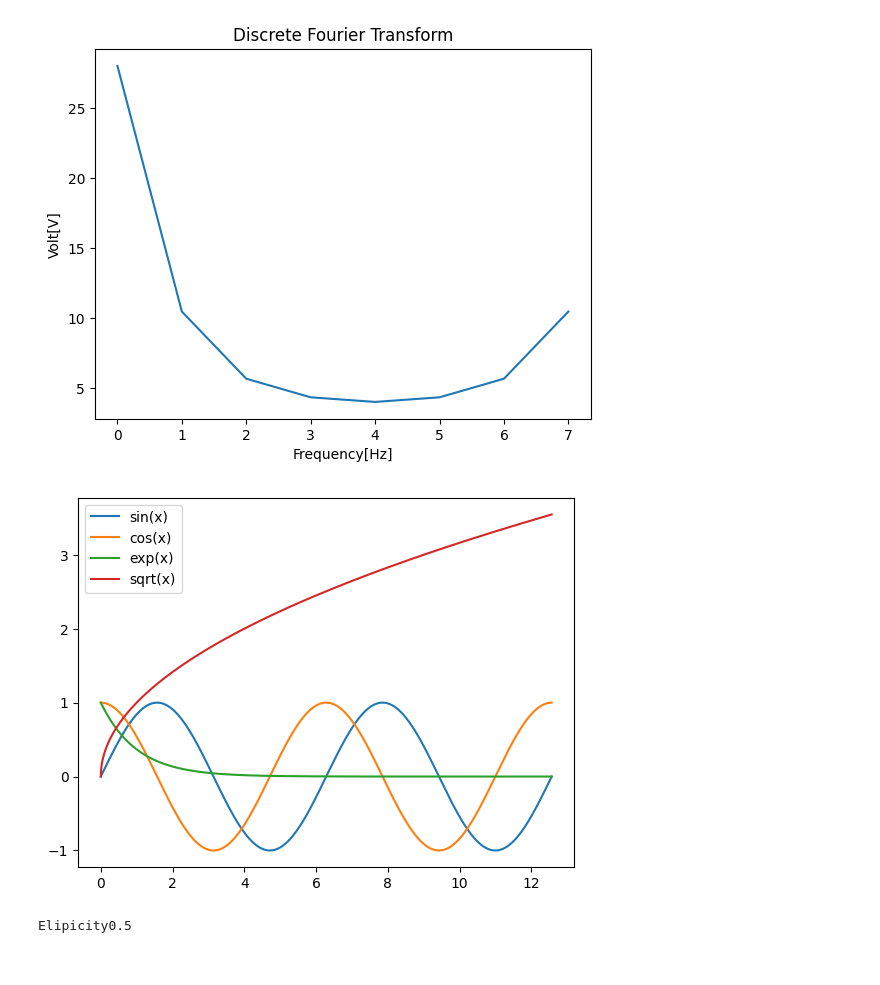
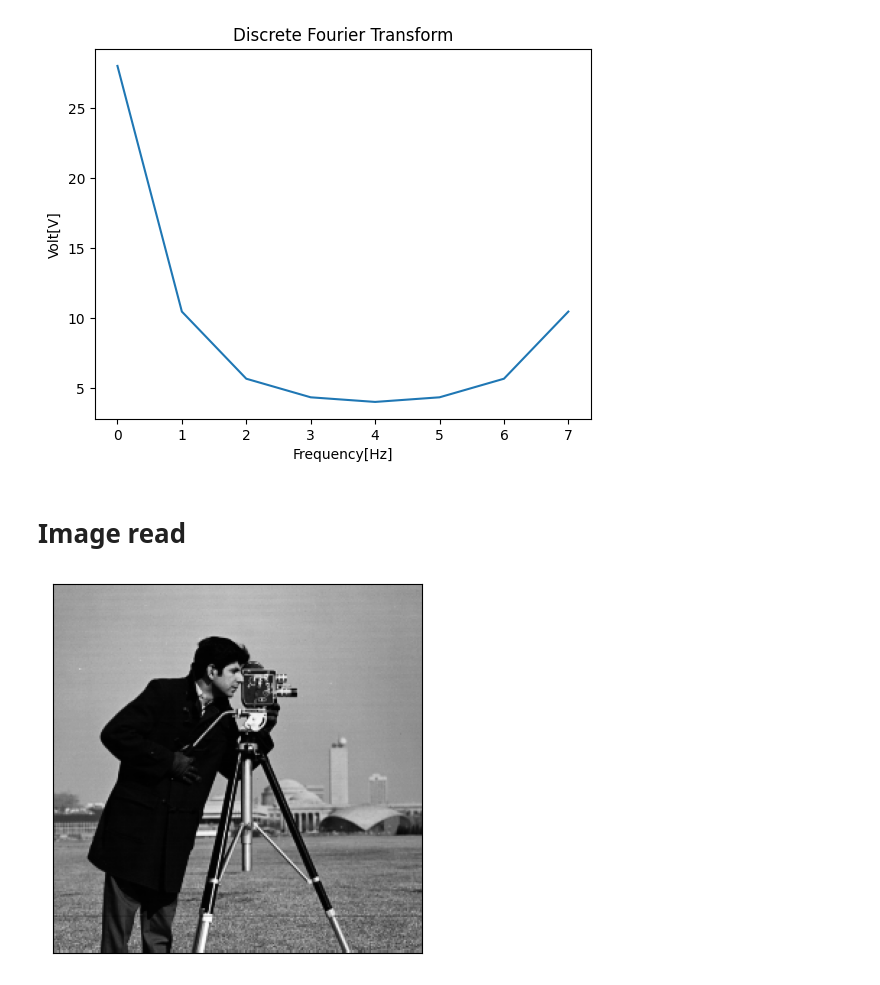
Before and after one commit to yumekasa5/Pyhton, a Jupyter notebook: jupyter/imageproc/imageproc.ipynb, the cells around one changed output. Saved outputs shown, nothing was run; the diff lists cells and outputs as text; code cells hidden in the pictures.

Commit message:
add some images

```diff
--- a/jupyter/imageproc/imageproc.ipynb
+++ b/jupyter/imageproc/imageproc.ipynb
@@ -14,8 +14,6 @@ from pathlib import Path
 cur_dir = Path().resolve()
 sys.path.append(str(cur_dir) + "/module")
 # %%
-"""Load Ini File"""
-
 class IniFileReader:
     """Iniファイル読み込みクラス"""
     def __init__(self, filename):
@@ -37,3 +35,5 @@ class ImageProcIniReader(IniFileReader):
             self.y = self.dict['y']
             self.thresh = self.dict['threshold']
             self.lena_img_path = self.dict['LenaImagePath']
+            self.cameraman_img_path = self.dict['CameramanImagePath']
+            self.result_hist_dir = self.dict['ResultHistogramDir']
@@ -238,23 +249,18 @@ plt.ylabel('Volt[V]')
 plt.show()
 # %% [output]
 [figure]
-# %%
-# height= img.shape[0]
-# width = img.shape[1]
-# val = compare_img_RMS(img, dst, height, width)
-
-fig2, ax = plt.subplots()
-x = np.linspace(0, 4 * np.pi, 1000)
-ax.plot(x, np.sin(x), label="sin(x)")
-ax.plot(x, np.cos(x), label="cos(x)")
-ax.plot(x, np.exp(-x), label="exp(x)")
-ax.plot(x, np.sqrt(x), label="sqrt(x)")
-ax.legend()
-# fig2.savefig("plot.png") #画像で保存
-plt.show()
-
-e = calc_elipicity(10, 5)
-print('Elipicity' + str(e))
-# %% [output]
-[figure, removed]
-Elipicity0.5
+# %% [markdown]
+# Image read
+# %%
+#load ini file
+filename = 'imageproc.ini'
+inireader = ImageProcIniReader(filename)
+inireader.read()
+inireader.deploy()
+img = cv2.imread(inireader.cameraman_img_path, cv2.IMREAD_ANYDEPTH)
+plt.imshow(img, cmap='gray')
+plt.xticks([])
+plt.yticks([])
+plt.show()
+# %% [output]
+[figure, added]
```
Also changed, not shown: parts of 4 cells of this notebook, 17 other files.
